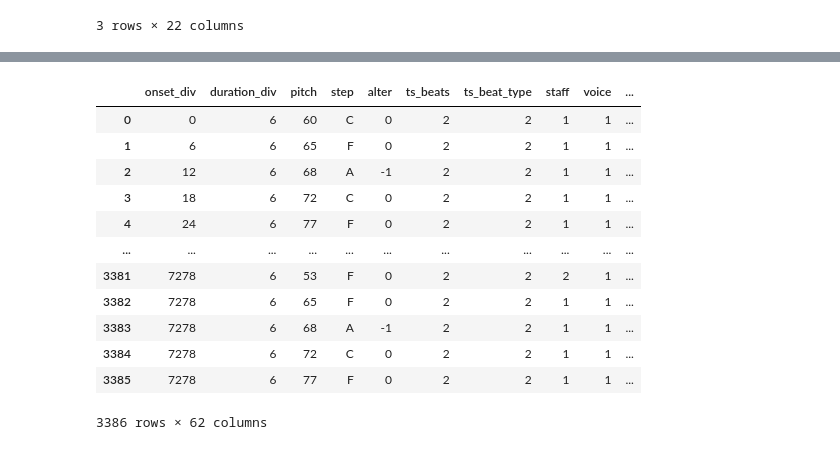
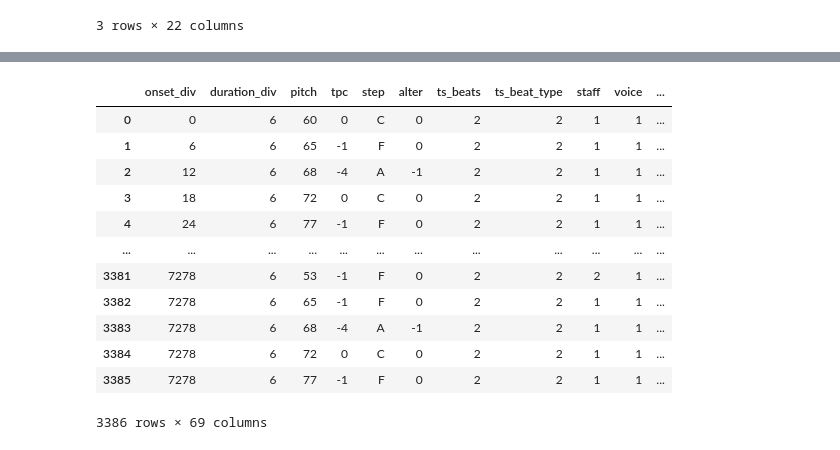
Before and after one commit to johentsch/AugmentedNet, a Jupyter notebook: notebooks/create_pitch_arrays.ipynb, the cells around one changed output, grey strips where cells are left out. Cells and saved outputs as stored; diff of their text form; code cells hidden in the pictures.

```diff
--- a/notebooks/create_pitch_arrays.ipynb
+++ b/notebooks/create_pitch_arrays.ipynb
@@ -136,13 +136,13 @@ def prepare_notes_with_measure_information(
     return merged
 # %%
 KEEP_ORIGINAL_COLUMNS = ["mc", "mn", "mc_playthrough", "mn_playthrough", "quarterbeats_playthrough", "duration",
-                         "staff", "voice", "is_note_onset"]
+                         "staff", "voice", "is_note_onset", "tpc"]
 KEEP_ORIGINAL_LABEL_COLUMNS = ["section_start"]
 RENAME_ORIGINAL_COLUMNS = dict(
     midi="pitch",
     keysig="ks_fifths"
 )
-COLUMN_ORDER = ["onset_div", "duration_div", "pitch", "step", "alter", "ts_beats", "ts_beat_type", "staff", "voice"]
+COLUMN_ORDER = ["onset_div", "duration_div", "pitch", "tpc", "step", "alter", "ts_beats", "ts_beat_type", "staff", "voice"]
 
 
 def make_pitch_array(
@@ -240,5 +240,5 @@ pitch_array
 # %%
-def convert_roman_numerals_to_fifths(labels):
+def convert_roman_numerals_to_fifths(labels: pd.DataFrame) -> pd.DataFrame:
     concatenate_this = [
         labels,
         (
@@ -263,7 +263,8 @@ def convert_roman_numerals_to_fifths(labels):
 
 INT_COLUMNS = ['unfolded_harmony_index', 'root', 'bass_note', 'globalkey_tpc', 'localkey_tpc', 'tonicized_tpc', ]
 BOOL_COLUMNS = ['globalkey_is_minor', 'localkey_is_minor', 'is_harmony_onset', ]
-STRING_COLUMNS = ['section_start', 'label', 'alt_label', 'globalkey', 'localkey', 'pedal', 'chord', 'special', 'numeral', 'form', 'figbass', 'changes', 'relativeroot', 'cadence', 'phraseend', 'chord_type', 'chord_tones', 'added_tones', 'globalkey_mode', 'localkey_mode', 'localkey_resolved', 'localkey_and_mode', 'root_roman', 'relativeroot_resolved', 'effective_localkey', 'effective_localkey_resolved', 'effective_localkey_is_minor', 'chord_reduced', 'chord_reduced_and_mode', 'pedal_resolved', 'chord_and_mode', 'applied_to_numeral', 'numeral_or_applied_to_numeral', 'cadence_type', '_merge']
+STRING_COLUMNS = ['section_start', 'label', 'alt_label', 'globalkey', 'localkey', 'pedal', 'chord', 'special', 'numeral', 'form', 'figbass', 'changes', 'relativeroot', 'cadence', 'phraseend', 'chord_type', 'globalkey_mode', 'localkey_mode', 'localkey_resolved', 'localkey_and_mode', 'root_roman', 'relativeroot_resolved', 'effective_localkey', 'effective_localkey_resolved', 'effective_localkey_is_minor', 'chord_reduced', 'chord_reduced_and_mode', 'pedal_resolved', 'chord_and_mode', 'applied_to_numeral', 'numeral_or_applied_to_numeral', 'cadence_type', '_merge']
+OBJECT_COLUMNS = ['chord_tones', 'added_tones', ] # unused, leave them as they are
 
 def convert_column_types(labels: pd.DataFrame) -> pd.DataFrame:
     conversion_dict = {col: "Int64" for col in INT_COLUMNS if col in labels.columns}
@@ -274,6 +275,7 @@ def convert_column_types(labels: pd.DataFrame) -> pd.DataFrame:
         {col: "string" for col in STRING_COLUMNS if col in labels.columns}
     )
     return labels.astype(conversion_dict)
+
 
 NON_FORWARD_FILLING_COLUMNS = [
     "is_harmony_onset", "cadence", "cadence_type", "cadence_subtype", "phraseend", "section_start"
@@ -297,6 +299,32 @@ def prepare_labels(labels: pd.DataFrame) -> pd.DataFrame:
     column_order += [col for col in labels.columns if col not in column_order]
     return labels[column_order]
 
+def compute_interval_classes_to_keys(merged: pd.DataFrame) -> pd.DataFrame:
+    concatenate_this = [
+        merged,
+        (merged.tpc - merged.globalkey_tpc).rename("sic_with_global"),
+        (merged.tpc - merged.localkey_tpc).rename("sic_with_local"),
+        (merged.tpc - merged.tonicized_tpc).rename("sic_with_tonicized"),
+    ]
+    return pd.concat(concatenate_this, axis=1)
+
+def add_boolean_label_columns(merged: pd.DataFrame) -> pd.DataFrame:
+
+    def is_in_chord_tones(sic: int, chord_tones: Tuple[int]) -> bool:
+        """Used for element-wise containment check"""
+        return sic in chord_tones
+
+    concatenate_this = [
+        merged,
+        ms3.transform(
+            labeled_pitch_array,
+            is_in_chord_tones,
+            ["sic_with_local", "chord_tones"]
+        ).rename("tpc_is_in_label"),
+        (merged.sic_with_local == merged.root).rename("tpc_is_root"),
+        (merged.sic_with_local == merged.bass_note).rename("tpc_is_bass")
+    ]
+    return pd.concat(concatenate_this, axis=1)
 
 def make_labeled_pitch_array(
         notes: pd.DataFrame,
@@ -304,8 +332,8 @@ def make_labeled_pitch_array(
         measures: Optional[pd.DataFrame] = None
 ):
     pitch_array = make_pitch_array(notes, measures, label_notes=True)
+    prepared_labels = prepare_labels(labels)
 
-    prepared_labels = prepare_labels(labels)
     merged = pd.merge(
         left = pitch_array,
         right = prepared_labels.drop(columns=[
@@ -318,48 +346,50 @@ def make_labeled_pitch_array(
         indicator=False
     )
     merged.is_harmony_onset = merged.is_harmony_onset.fillna(False)
 
-    #first_column_right = len(pitch_array.columns)
     harmony_index_col = merged.columns.get_loc("unfolded_harmony_index")
+    pitch_side = merged.iloc[:, :harmony_index_col]
     harmony_side = merged.iloc[:, harmony_index_col:]
 
     harmony_grouper = (harmony_side.unfolded_harmony_index.
                        where(harmony_side.chord.notna()).   # takes only index positions for which a harmony is defined
                        ffill())                             # and forward-fills gaps with indices of the harmonies
     merged = pd.concat([
-        merged.iloc[:, :harmony_index_col],
+        pitch_side,
         harmony_side.groupby(harmony_grouper).ffill()
     ], axis=1)
+    merged = compute_interval_classes_to_keys(merged)
+    merged = add_boolean_label_columns(merged)
     return merged
 
 
 labeled_pitch_array = make_labeled_pitch_array(
     notes=notes,
     labels=facets["expanded"],
     measures=measures
 )
 
 tmp_labeled_pitch_array = labeled_pitch_array[[
     col for col
     in labeled_pitch_array.columns
     if col not in pitch_array.columns]]
 tmp_labeled_pitch_array = prepare_labels(facets["expanded"])
 labeled_pitch_array.to_csv("beethoven1_labeled.tsv", sep="\t", index=False)
 labeled_pitch_array
 # %% [output]
-|  | onset_div | duration_div | pitch | step | alter | ts_beats | ts_beat_type | staff | voice | ... |
-| 0 | 0 | 6 | 60 | C | 0 | 2 | 2 | 1 | 1 | ... |
-| 1 | 6 | 6 | 65 | F | 0 | 2 | 2 | 1 | 1 | ... |
-| 2 | 12 | 6 | 68 | A | -1 | 2 | 2 | 1 | 1 | ... |
-| 3 | 18 | 6 | 72 | C | 0 | 2 | 2 | 1 | 1 | ... |
-| 4 | 24 | 6 | 77 | F | 0 | 2 | 2 | 1 | 1 | ... |
-| ... | ... | ... | ... | ... | ... | ... | ... | ... | ... | ... |
-| 3381 | 7278 | 6 | 53 | F | 0 | 2 | 2 | 2 | 1 | ... |
-| 3382 | 7278 | 6 | 65 | F | 0 | 2 | 2 | 1 | 1 | ... |
-| 3383 | 7278 | 6 | 68 | A | -1 | 2 | 2 | 1 | 1 | ... |
-| 3384 | 7278 | 6 | 72 | C | 0 | 2 | 2 | 1 | 1 | ... |
-| 3385 | 7278 | 6 | 77 | F | 0 | 2 | 2 | 1 | 1 | ... |
+|  | onset_div | duration_div | pitch | tpc | step | alter | ts_beats | ts_beat_type | staff | voice | ... |
+| 0 | 0 | 6 | 60 | 0 | C | 0 | 2 | 2 | 1 | 1 | ... |
+| 1 | 6 | 6 | 65 | -1 | F | 0 | 2 | 2 | 1 | 1 | ... |
+| 2 | 12 | 6 | 68 | -4 | A | -1 | 2 | 2 | 1 | 1 | ... |
+| 3 | 18 | 6 | 72 | 0 | C | 0 | 2 | 2 | 1 | 1 | ... |
+| 4 | 24 | 6 | 77 | -1 | F | 0 | 2 | 2 | 1 | 1 | ... |
+| ... | ... | ... | ... | ... | ... | ... | ... | ... | ... | ... | ... |
+| 3381 | 7278 | 6 | 53 | -1 | F | 0 | 2 | 2 | 2 | 1 | ... |
+| 3382 | 7278 | 6 | 65 | -1 | F | 0 | 2 | 2 | 1 | 1 | ... |
+| 3383 | 7278 | 6 | 68 | -4 | A | -1 | 2 | 2 | 1 | 1 | ... |
+| 3384 | 7278 | 6 | 72 | 0 | C | 0 | 2 | 2 | 1 | 1 | ... |
+| 3385 | 7278 | 6 | 77 | -1 | F | 0 | 2 | 2 | 1 | 1 | ... |
-3386 rows × 62 columns
+3386 rows × 69 columns
 # %%
 # concatenate_this = [
 #     # adds columns to harmony labels before joining on the notes
```
Also changed, not shown: parts of 2 cells of this notebook, 3 other files.
